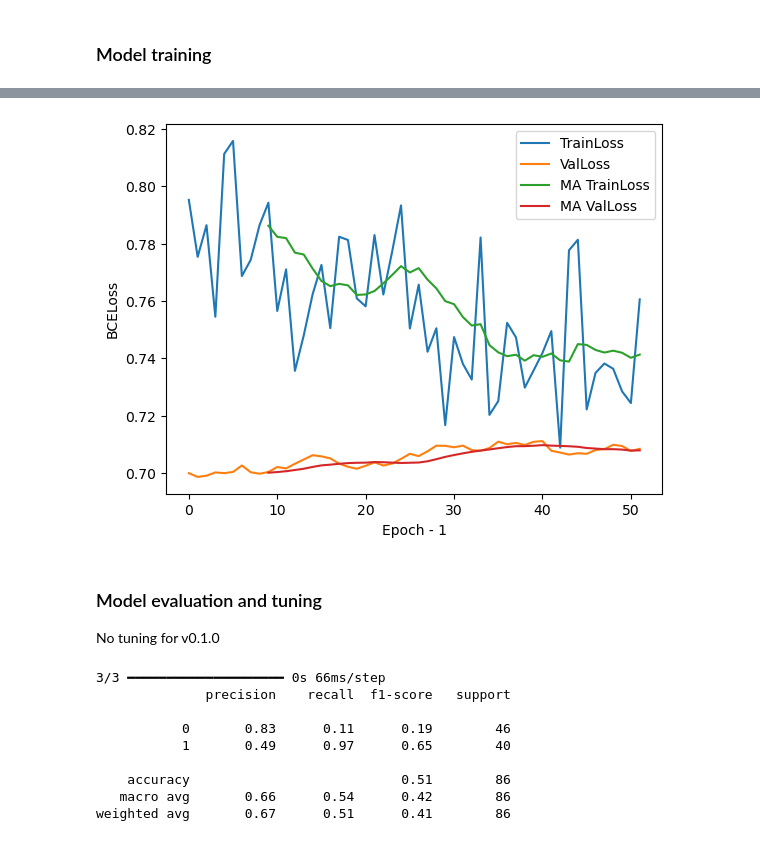
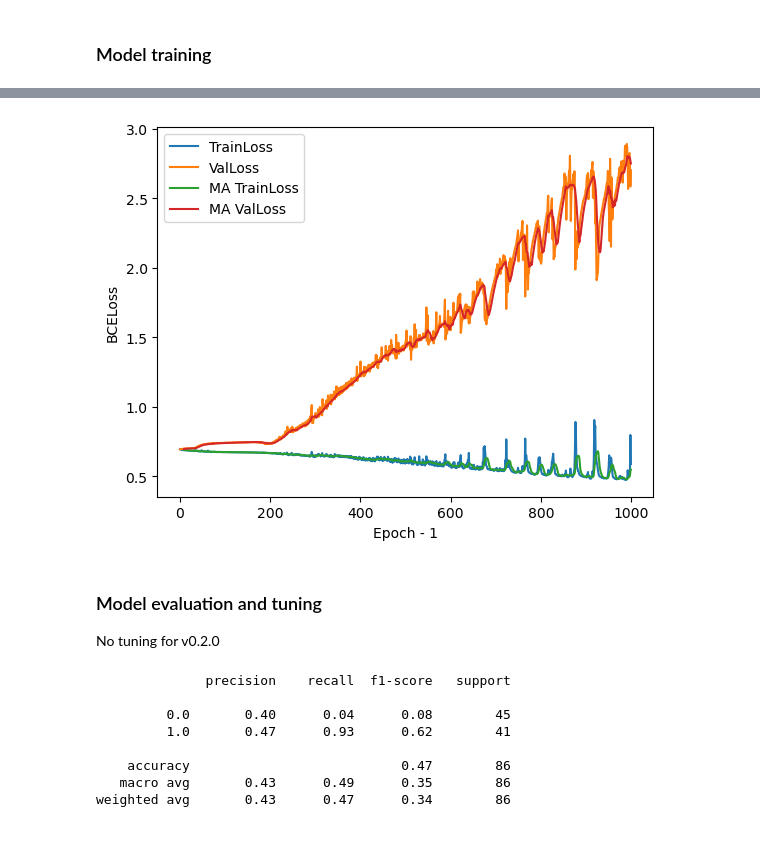
Before and after one commit to scott2947/yogen, a Jupyter notebook: src/yogen/Modelling/lifecycle.ipynb, the cells around one changed output, grey strips where cells are left out. Cells and saved outputs as stored; diff of their text form; code cells hidden in the pictures.

Commit message:
implemented basic PyTorch LSTM

```diff
--- a/src/yogen/Modelling/lifecycle.ipynb
+++ b/src/yogen/Modelling/lifecycle.ipynb
@@ -184,0 +132,43 @@ Epoch 52/1000
+# %%
+train_losses, val_losses = [], []
+epochs = 1000
+
+for epoch in range(epochs):
+    model.train()
+    running_loss, total = 0.0, 0
+    for X_batch, y_batch in train_loader:
+        X_batch, y_batch = X_batch.to(device), y_batch.to(device)
+
+        optimizer.zero_grad()
+        states = model.init_state(X_batch.size(0))
+        outputs, states = model(X_batch, states)
+        loss = criterion(outputs, y_batch)
+        loss.backward()
+        optimizer.step()
+
+        running_loss += loss.item() * X_batch.size(0)
+        total += y_batch.size(0)
+
+    epoch_loss = running_loss / total
+    train_losses.append(epoch_loss)
+
+    model.eval()
+    val_running_loss, val_total = 0.0, 0
+    with torch.no_grad():
+        for X_batch, y_batch in val_loader:
+            X_batch, y_batch = X_batch.to(device), y_batch.to(device)
+
+            states = model.init_state(X_batch.size(0))
+            outputs, states = model(X_batch, states)
+            loss = criterion(outputs, y_batch)
+
+            val_running_loss += loss.item() * X_batch.size(0)
+            val_total += y_batch.size(0)
+
+    val_loss = val_running_loss / val_total
+    val_losses.append(val_loss)
+
+    if epoch % 50 == 0:
+        print(f"Epoch {epoch}: Train Loss = {epoch_loss:.4f}, Val Loss = {val_loss:.4f}")
+
+torch.save(model, "./Resources/model2.pth")
@@ -185,15 +196,15 @@ Epoch 52/1000
 # %%
 fig, ax = plt.subplots()
-df_losses = pd.DataFrame(zip(epoch_losses, validation_losses), columns=["TrainLoss", "ValLoss"])
+df_losses = pd.DataFrame(zip(train_losses, val_losses), columns=["TrainLoss", "ValLoss"])
 df_losses["MA TrainLoss"] = df_losses["TrainLoss"].rolling(window=10).mean()
 df_losses["MA ValLoss"] = df_losses["ValLoss"].rolling(window=10).mean()
 df_losses.plot.line(ax=ax)
 ax.set_xlabel("Epoch - 1")
 ax.set_ylabel("BCELoss")
 ax.legend()
 plt.show()
 # %% [output]
-[figure, old version]
+[figure, new version]
 # %% [markdown]
 ### Model evaluation and tuning
-No tuning for v0.1.0
+No tuning for v0.2.0
@@ -200,16 +226,12 @@ No tuning for v0.1.0
 # %%
-predictions = model.predict(X_test, batch_size=32).flatten()
-y_pred = (predictions > 0.5).astype(int)
-y_test = y_test.astype(int)
 report = classification_report(y_test, y_pred, zero_division=np.nan)
 print(report)
 # %% [output]
-3/3 ━━━━━━━━━━━━━━━━━━━━ 0s 66ms/step
               precision    recall  f1-score   support
 
-           0       0.83      0.11      0.19        46
-           1       0.49      0.97      0.65        40
+         0.0       0.40      0.04      0.08        45
+         1.0       0.47      0.93      0.62        41
 
-    accuracy                           0.51        86
-   macro avg       0.66      0.54      0.42        86
-weighted avg       0.67      0.51      0.41        86
+    accuracy                           0.47        86
+   macro avg       0.43      0.49      0.35        86
+weighted avg       0.43      0.47      0.34        86
```
Also changed, not shown: parts of 20 cells of this notebook, 1 other file.
